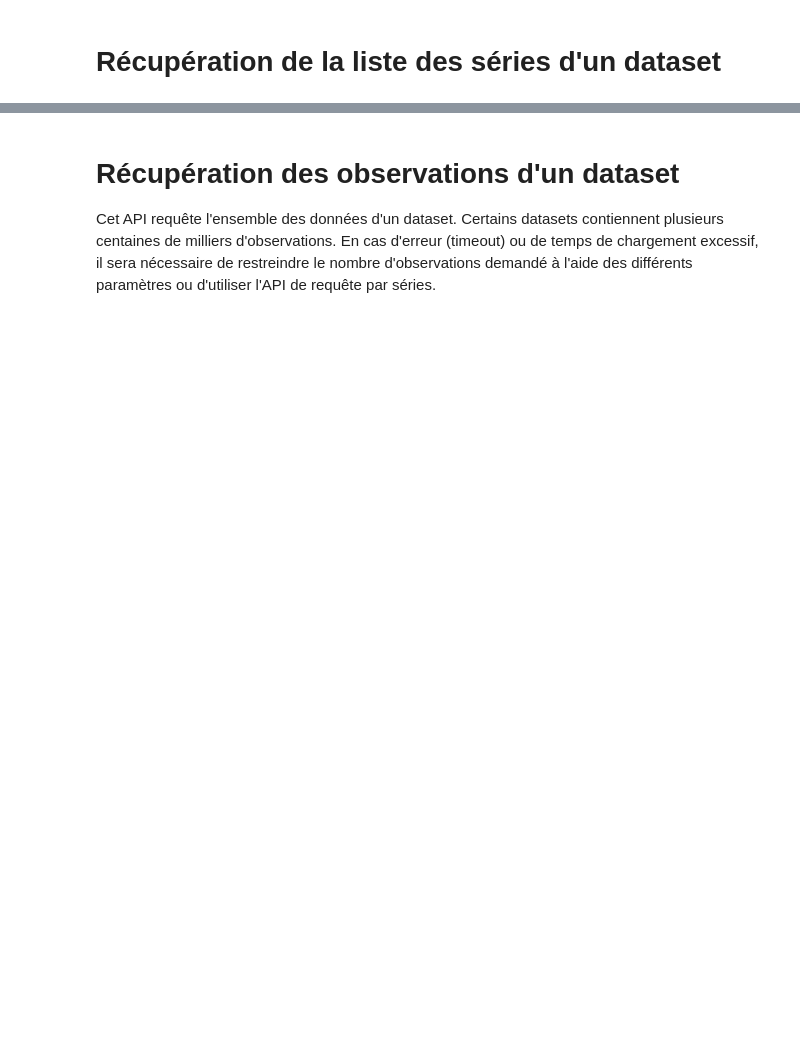
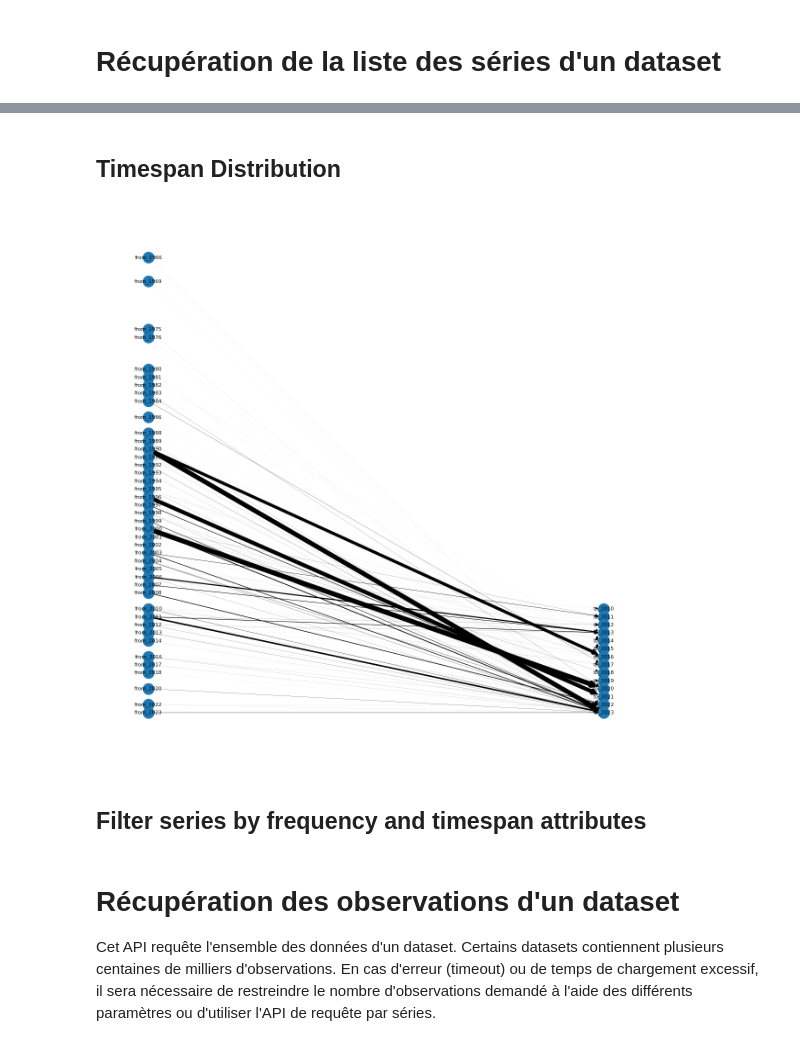
Before and after one commit to ClementBM/sandbox, a Jupyter notebook: webstat-tsclustering/tsclustering/main.ipynb, the cells around one changed output, grey strips where cells are left out. Saved outputs shown, nothing was run; the diff lists cells and outputs as text; code cells hidden in the pictures; blank space fills up the shorter version.

```diff
--- a/webstat-tsclustering/tsclustering/main.ipynb
+++ b/webstat-tsclustering/tsclustering/main.ipynb
@@ -53,0 +97,2 @@ datasets_available = json.loads(data.decode("utf-8"))
+# %%
+series_dict = {}
@@ -53,0 +141,2 @@ datasets_available = json.loads(data.decode("utf-8"))
+# %%
+all_series = sum(list(series_dict.values()), [])
@@ -54 +160,56 @@ datasets_available = json.loads(data.decode("utf-8"))
+# %% [markdown]
+## Timespan Distribution
+# %%
+# 'from': '01/12/1992', 'to': '01/04/2023'
+from datetime import datetime
+
+datetime_format = "%d/%m/%Y"
+
+all_serie_timespans = [(datetime.strptime(serie["from"], datetime_format),
+                        datetime.strptime(serie["to"], datetime_format)) for serie in all_series]
+# %%
+all_serie_years = [(all_serie_timespan[0].year, all_serie_timespan[1].year) for all_serie_timespan in all_serie_timespans]
+
+timespan_df = pd.DataFrame(all_serie_years, columns=["from", "to"])
+timespan_df["count"] = 1
+grouped_timespan_df = timespan_df.groupby(["from", "to"]).sum()
+
+grouped_timespan_df.to_markdown("serie_timespans.md")
+# %%
+import numpy as np
+
+graph = nx.DiGraph()
+from_nodes = []
+to_nodes = []
+for i, row in grouped_timespan_df.iterrows():
+        weight = row["count"]
+        from_edge = f"from_{row.name[0]}"
+        to_edge = f"to_{row.name[1]}"
+
+        from_nodes.append(from_edge)
+        to_nodes.append(to_edge)
+
+        graph.add_edge(from_edge, to_edge, weight=weight)
+
+pos = nx.random_layout(graph)
+# pos = nx.circular_layout(graph.subgraph(from_nodes + to_nodes))
+
+for i, from_node in enumerate(set(from_nodes)):
+        y_pos = -int(from_node.replace("from_", ""))
+        pos[from_node] = np.array([-10, y_pos])
+
+for i, to_node in enumerate(set(to_nodes)):
+        y_pos = -int(to_node.replace("to_", ""))
+        pos[to_node] = np.array([10, y_pos])
+
+
+edges = graph.edges()
+weights = [graph[u][v]['weight'] for u,v in edges]
+
+plt.figure(figsize=(12,12))
+nx.draw(graph, pos, with_labels=True, node_size=300, font_size=8, width=np.array(weights) / 80)
+# %% [output]
+[figure, added]
+# %% [markdown]
+## Filter series by **frequency** and **timespan** attributes
 # %%
```
Also changed, not shown: parts of 21 cells of this notebook, 4 other files.
